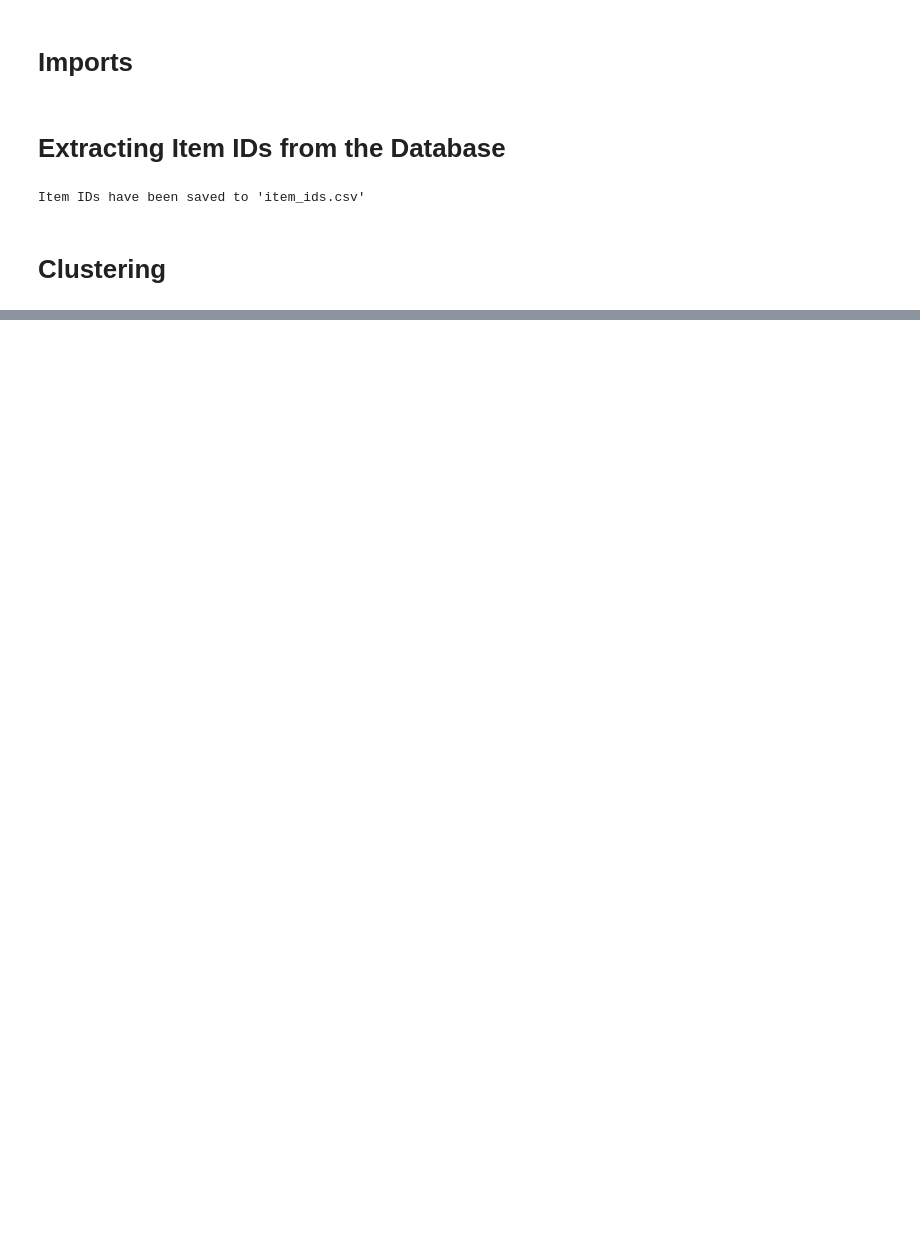
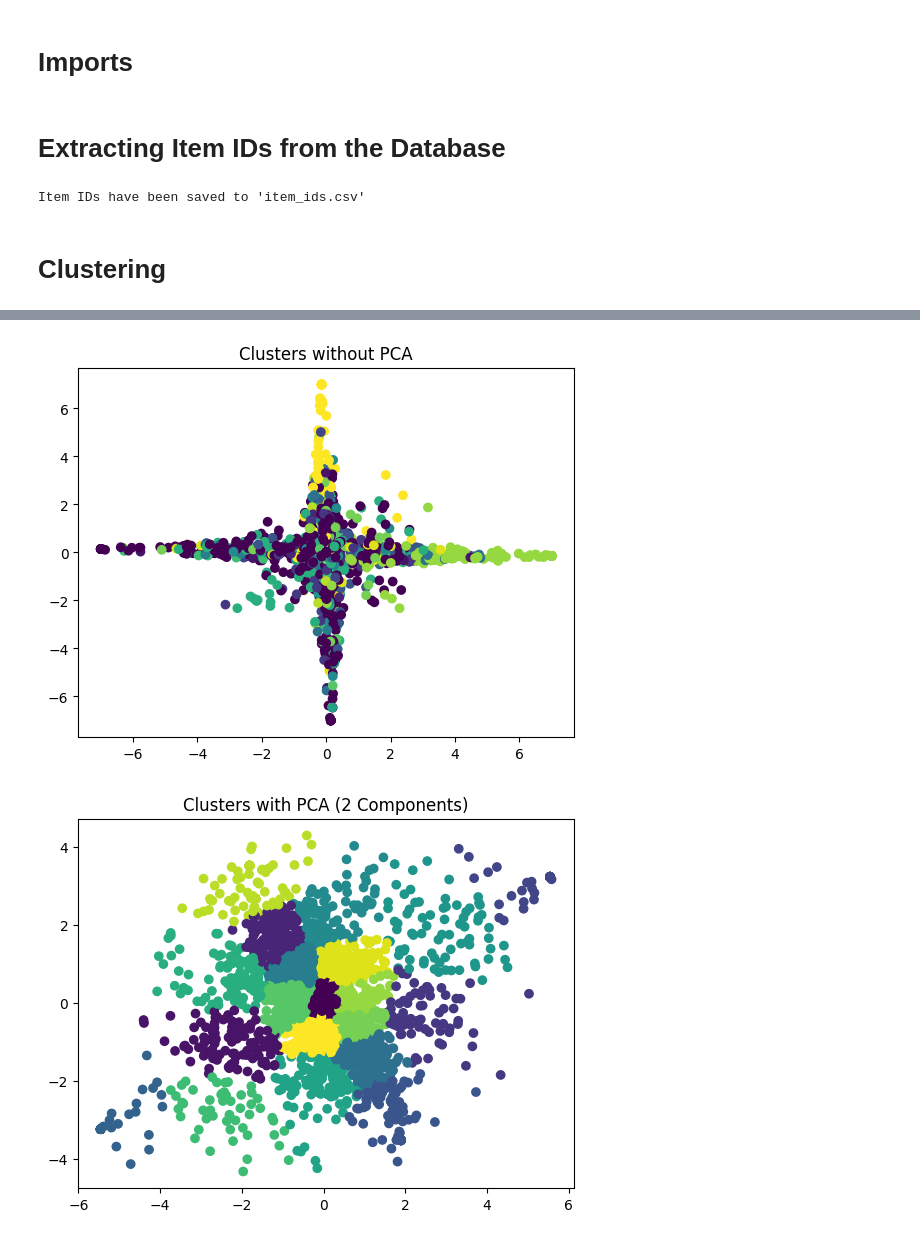
Before and after one commit to RuneScape-Market-Analyzer/RuneScape-Market-Analyzer, a Jupyter notebook: backend/machine-learning/RuneScapeMarketProfitPredictor.ipynb, the cells around one changed output, grey strips where cells are left out. Drawn from its saved outputs; the diff is of its cells as text; code cells hidden in the pictures; blank space fills up the shorter version.

```diff
--- a/backend/machine-learning/RuneScapeMarketProfitPredictor.ipynb
+++ b/backend/machine-learning/RuneScapeMarketProfitPredictor.ipynb
@@ -151,0 +176,30 @@ plt.show()
+# %%
+from sklearn.decomposition import PCA
+from sklearn.cluster import KMeans
+import matplotlib.pyplot as plt
+
+# Without PCA (original data)
+kmeans = KMeans(n_clusters=20, random_state=42)
+kmeans.fit(X)  # X is the original feature matrix
+labels = kmeans.labels_
+
+# Visualize clusters
+plt.scatter(X[:, 0], X[:, 1], c=labels)
+plt.title("Clusters without PCA")
+plt.show()
+
+# With PCA (dimensionality reduction)
+pca = PCA(n_components=2)
+X_pca = pca.fit_transform(X)
+
+kmeans_pca = KMeans(n_clusters=20, random_state=42)
+kmeans_pca.fit(X_pca)
+labels_pca = kmeans_pca.labels_
+
+# Visualize clusters after PCA
+plt.scatter(X_pca[:, 0], X_pca[:, 1], c=labels_pca)
+plt.title("Clusters with PCA (2 Components)")
+plt.show()
+# %% [output]
+[figure, added]
+[figure, added]
```
Also changed, not shown: parts of 15 cells of this notebook, 20 other files.
